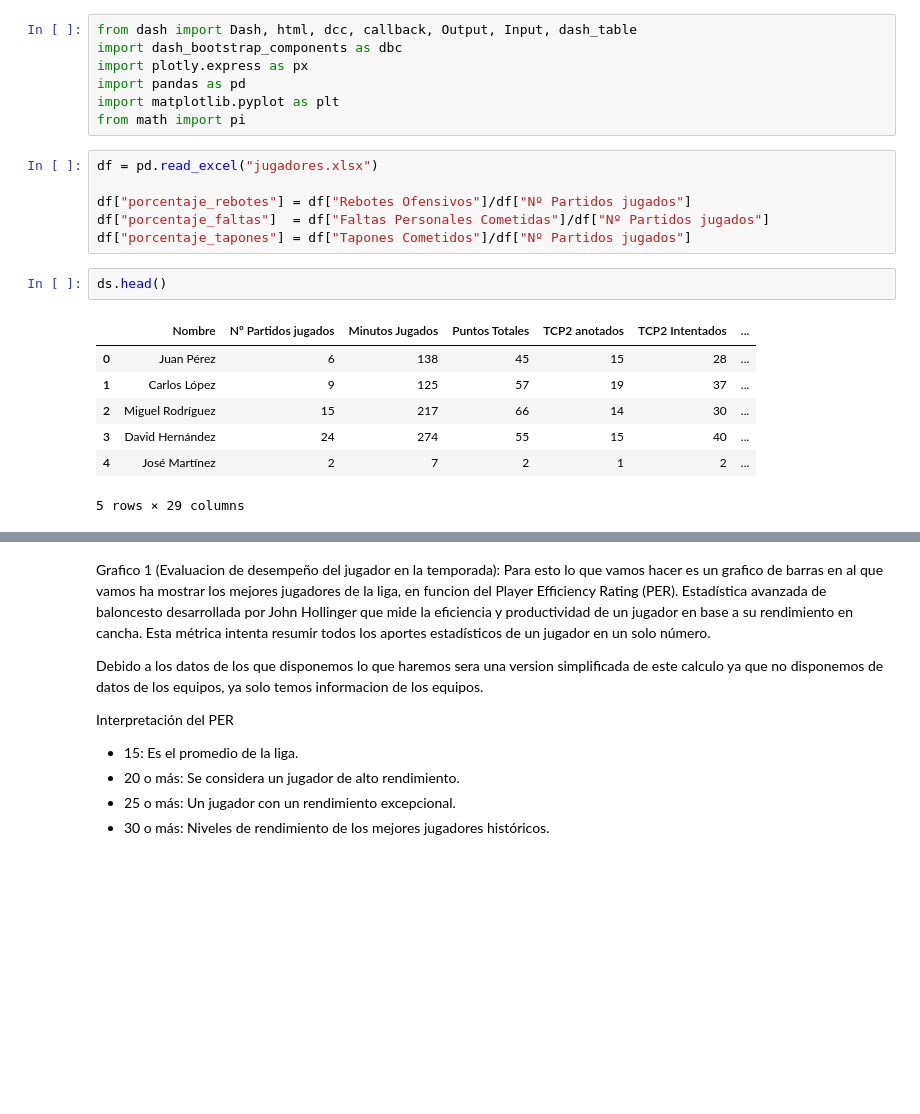
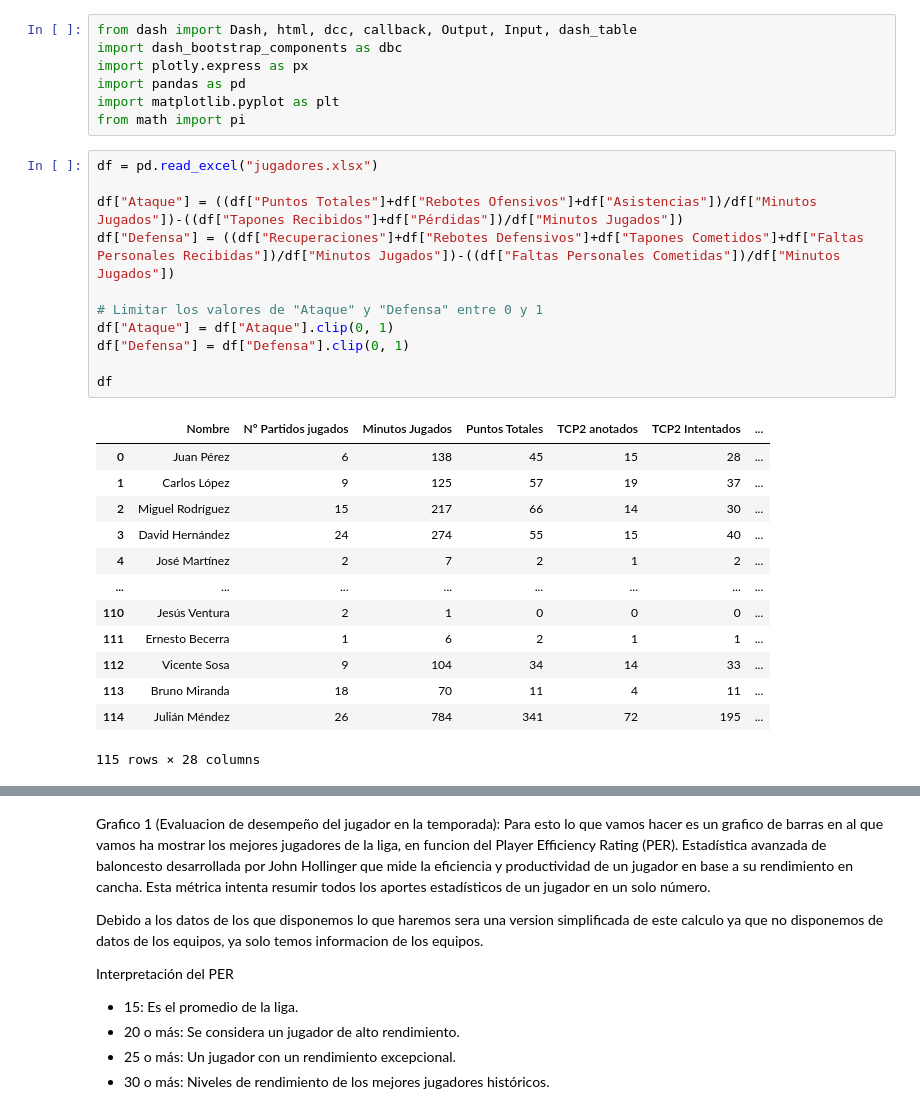
Before and after one commit to Olkvard/ProyectoVisualizacionDatos, a Jupyter notebook: graficos.ipynb, the cells around one changed output, grey strips where cells are left out. Saved outputs shown, nothing was run; the diff lists cells and outputs as text; blank space fills up the shorter version.

```diff
--- a/graficos.ipynb
+++ b/graficos.ipynb
@@ -5,20 +5,29 @@ import plotly.express as px
 import pandas as pd
 import matplotlib.pyplot as plt
 from math import pi
-# %%
-df = pd.read_excel("jugadores.xlsx")
-
-df["porcentaje_rebotes"] = df["Rebotes Ofensivos"]/df["Nº Partidos jugados"]
-df["porcentaje_faltas"]  = df["Faltas Personales Cometidas"]/df["Nº Partidos jugados"]
-df["porcentaje_tapones"] = df["Tapones Cometidos"]/df["Nº Partidos jugados"]
-# %%
-ds.head()
-# %% [output]
-|  | Nombre | Nº Partidos jugados | Minutos Jugados | Puntos Totales | TCP2 anotados | TCP2 Intentados | ... |
-| 0 | Juan Pérez | 6 | 138 | 45 | 15 | 28 | ... |
-| 1 | Carlos López | 9 | 125 | 57 | 19 | 37 | ... |
-| 2 | Miguel Rodríguez | 15 | 217 | 66 | 14 | 30 | ... |
-| 3 | David Hernández | 24 | 274 | 55 | 15 | 40 | ... |
-| 4 | José Martínez | 2 | 7 | 2 | 1 | 2 | ... |
-5 rows × 29 columns
+# %%
+df = pd.read_excel("jugadores.xlsx")
+
+df["Ataque"] = ((df["Puntos Totales"]+df["Rebotes Ofensivos"]+df["Asistencias"])/df["Minutos Jugados"])-((df["Tapones Recibidos"]+df["Pérdidas"])/df["Minutos Jugados"])
+df["Defensa"] = ((df["Recuperaciones"]+df["Rebotes Defensivos"]+df["Tapones Cometidos"]+df["Faltas Personales Recibidas"])/df["Minutos Jugados"])-((df["Faltas Personales Cometidas"])/df["Minutos Jugados"])
+
+# Limitar los valores de "Ataque" y "Defensa" entre 0 y 1
+df["Ataque"] = df["Ataque"].clip(0, 1)
+df["Defensa"] = df["Defensa"].clip(0, 1)
+
+df
+# %% [output]
+|  | Nombre | Nº Partidos jugados | Minutos Jugados | Puntos Totales | TCP2 anotados | TCP2 Intentados | ... |
+| 0 | Juan Pérez | 6 | 138 | 45 | 15 | 28 | ... |
+| 1 | Carlos López | 9 | 125 | 57 | 19 | 37 | ... |
+| 2 | Miguel Rodríguez | 15 | 217 | 66 | 14 | 30 | ... |
+| 3 | David Hernández | 24 | 274 | 55 | 15 | 40 | ... |
+| 4 | José Martínez | 2 | 7 | 2 | 1 | 2 | ... |
+| ... | ... | ... | ... | ... | ... | ... | ... |
+| 110 | Jesús Ventura | 2 | 1 | 0 | 0 | 0 | ... |
+| 111 | Ernesto Becerra | 1 | 6 | 2 | 1 | 1 | ... |
+| 112 | Vicente Sosa | 9 | 104 | 34 | 14 | 33 | ... |
+| 113 | Bruno Miranda | 18 | 70 | 11 | 4 | 11 | ... |
+| 114 | Julián Méndez | 26 | 784 | 341 | 72 | 195 | ... |
+115 rows × 28 columns
 # %%
```
Also changed, not shown: parts of 5 cells of this notebook.
